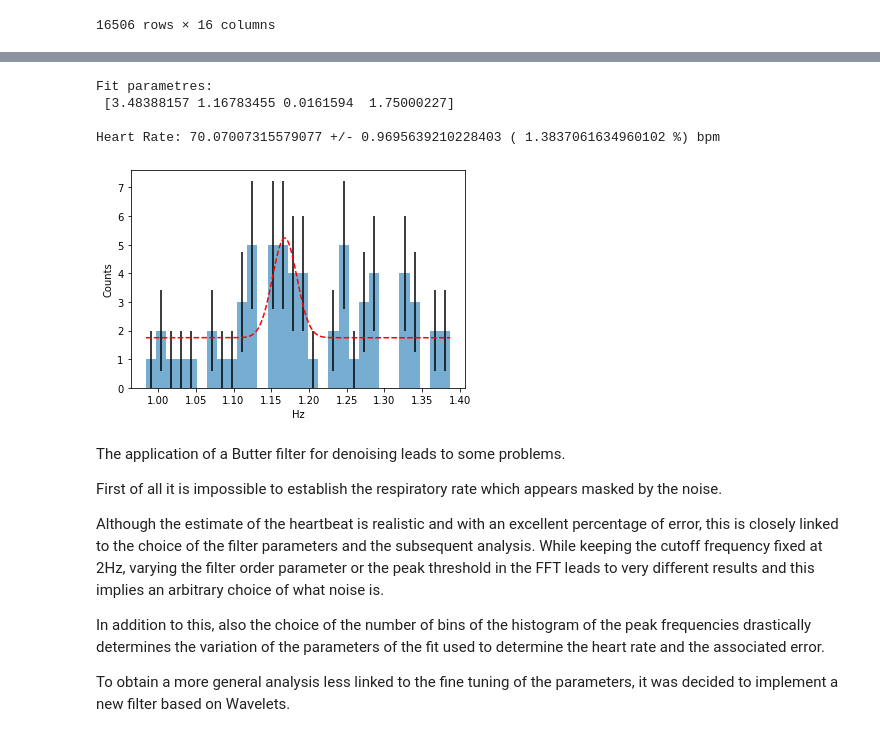
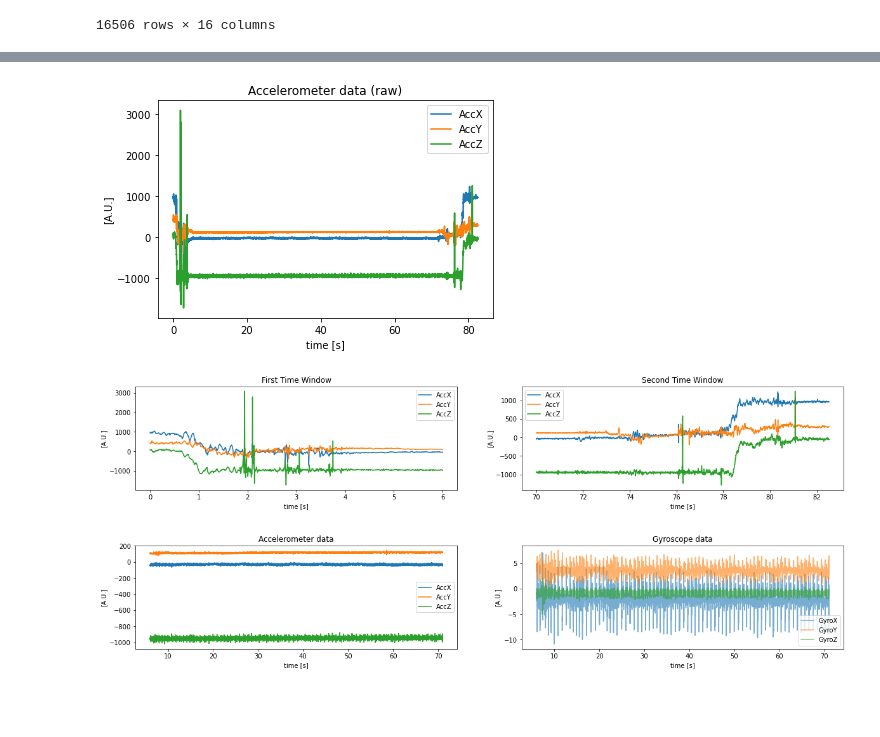
Before and after one commit to zanocrate/LCP_projects_Y4, a Jupyter notebook: Raffo_draft.ipynb, the cells around one changed output, grey strips where cells are left out. Saved outputs shown, nothing was run; the diff lists cells and outputs as text; code cells hidden in the pictures; blank space fills up the shorter version.

Commit message:
rifatta tutta l'analisi con butter

```diff
--- a/Raffo_draft.ipynb
+++ b/Raffo_draft.ipynb
@@ -481,45 +35,0 @@ peak_max=x[np.where(h==h.max())]
-# %%
-#we see a peak in the reagion in witch we expect to find the heart rate.
-#we select the data in this reagin end we perform a gaussian fit.
-
-cardiac=np.where(abs(peaks-peak_max)<1/np.sqrt(12))
-
-def f(x,a,b,c,d):
-    return a*np.exp(-pow(x-b,2)/(2*pow(c,2)))+d
-
-x=peaks[cardiac]
-n_bins=30
-
-y,binEdges = np.histogram(x,bins=n_bins)
-bincenters = 0.5*(binEdges[1:]+binEdges[:-1])
-yerr = np.sqrt(y)
-
-popt, pcov = curve_fit(f, bincenters, y, maxfev=8000)
-x_range=np.linspace(peaks[cardiac].min(),peaks[cardiac].max(),1000)
-
-fig,ax = plt.subplots()
-ax.hist(peaks[cardiac],bins=n_bins, alpha=0.6)
-ax.bar(bincenters, y, width=0, yerr=yerr)
-ax.plot(x_range, f(x_range,*popt), c='red', linestyle='dashed' ,label='Gaussian fit',)
-ax.set_xlabel('Hz')
-ax.set_ylabel('Counts')
-
-perc=abs(popt[2]*100)/popt[1]
-print('Fit parametres:\n', popt, '\n')
-print('Heart Rate:',popt[1]*60, '+/-',abs(popt[2]*60),'(',perc,'%) bpm')
-# %% [output]
-Fit parametres:
- [3.48388157 1.16783455 0.0161594  1.75000227]
-
-Heart Rate: 70.07007315579077 +/- 0.9695639210228403 ( 1.3837061634960102 %) bpm
-[figure, removed]
-# %% [markdown]
-The application of a Butter filter for denoising leads to some problems.
-
-First of all it is impossible to establish the respiratory rate which appears masked by the noise.
-
-Although the estimate of the heartbeat is realistic and with an excellent percentage of error, this is closely linked to the choice of the filter parameters and the subsequent analysis. While keeping the cutoff frequency fixed at 2Hz, varying the filter order parameter or the peak threshold in the FFT leads to very different results and this implies an arbitrary choice of what noise is.
-
-In addition to this, also the choice of the number of bins of the histogram of the peak frequencies drastically determines the variation of the parameters of the fit used to determine the heart rate and the associated error.
-
-To obtain a more general analysis less linked to the fine tuning of the parameters, it was decided to implement a new filter based on Wavelets.
@@ -525,0 +40,11 @@ To obtain a more general analysis less linked to the fine tuning of the paramete
+# %%
+# now let's look at the acceleration vector by plotting its three components
+
+new_df.plot(y=['AccX','AccY','AccZ'], title= 'Accelerometer data (raw)',ylabel='[A.U.]', xlabel='time [s]')
+
+figure, axes = plt.subplots(1, 2, figsize=(20,3))
+new_df.loc[0:6].plot(ax=axes[0],y=['AccX','AccY','AccZ'],title='First Time Window',ylabel='[A.U.]', xlabel='time [s]')
+new_df.loc[70:].plot(ax=axes[1],y=['AccX','AccY','AccZ'],title='Second Time Window',ylabel='[A.U.]', xlabel='time [s]');
+# %% [output]
+[figure, added]
+[figure, added]
@@ -525,0 +55,6 @@ To obtain a more general analysis less linked to the fine tuning of the paramete
+# %%
+figure, axes = plt.subplots(1, 2, figsize=(20,3))
+data.plot(ax=axes[0],y=['AccX','AccY','AccZ'],title= 'Accelerometer data',ylabel='[A.U.]', xlabel='time [s]')
+data.plot(ax=axes[1],y=['GyroX','GyroY','GyroZ'],title= 'Gyroscope data',alpha=0.6,ylabel='[A.U.]', xlabel='time [s]');
+# %% [output]
+[figure, added]
```
Also changed, not shown: parts of 33 cells of this notebook.
